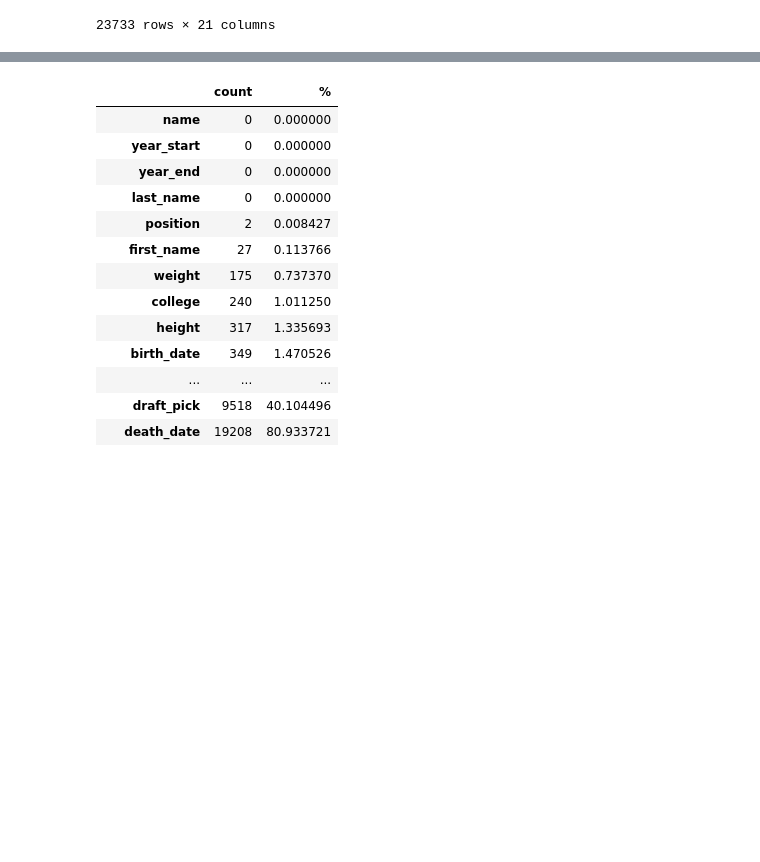
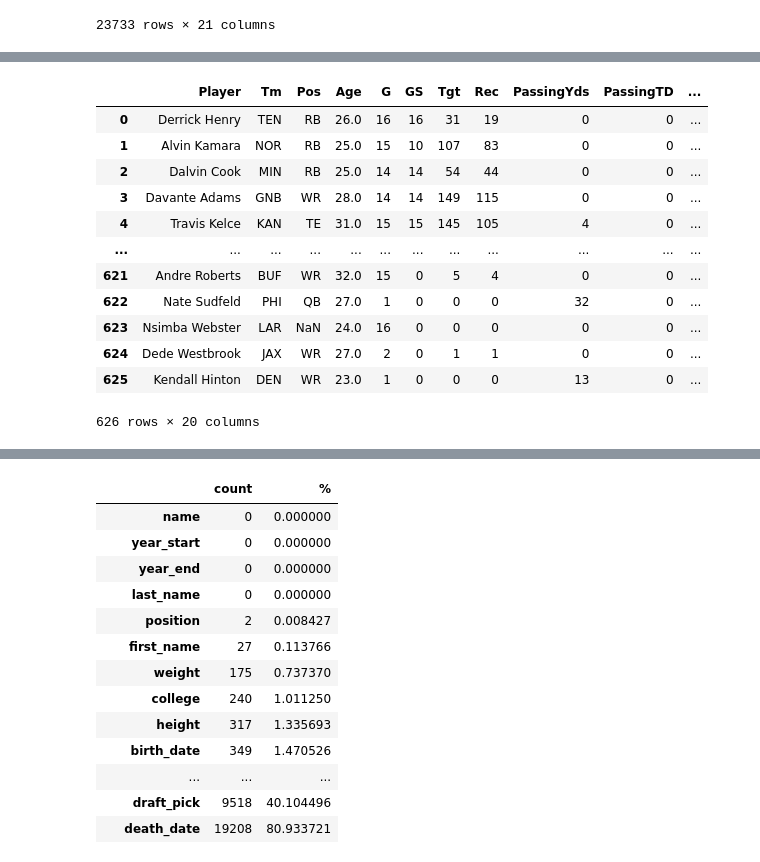
Before and after one commit to Ranealdinho/Springboard, a Jupyter notebook: Capstone2_NFL/RaneNajera_Capstone2_DataWrangling.ipynb, the cells around one changed output, grey strips where cells are left out. Saved outputs shown, nothing was run; the diff lists cells and outputs as text; code cells hidden in the pictures; blank space fills up the shorter version.

```diff
--- a/Capstone2_NFL/RaneNajera_Capstone2_DataWrangling.ipynb
+++ b/Capstone2_NFL/RaneNajera_Capstone2_DataWrangling.ipynb
@@ -36,0 +52,25 @@ player_data
+# %%
+#NFL player statistics 2016- 2020
+
+player_stats_2015 = pd.read_csv('2015.csv')
+player_stats_2016 = pd.read_csv('2016.csv')
+player_stats_2017 = pd.read_csv('2017.csv')
+player_stats_2018 = pd.read_csv('2018.csv')
+player_stats_2019 = pd.read_csv('2019.csv')
+player_stats_2020 = pd.read_csv('2020.csv')
+
+player_stats_2020
+# %% [output]
+|  | Player | Tm | Pos | Age | G | GS | Tgt | Rec | PassingYds | PassingTD | ... |
+| 0 | Derrick Henry | TEN | RB | 26.0 | 16 | 16 | 31 | 19 | 0 | 0 | ... |
+| 1 | Alvin Kamara | NOR | RB | 25.0 | 15 | 10 | 107 | 83 | 0 | 0 | ... |
+| 2 | Dalvin Cook | MIN | RB | 25.0 | 14 | 14 | 54 | 44 | 0 | 0 | ... |
+| 3 | Davante Adams | GNB | WR | 28.0 | 14 | 14 | 149 | 115 | 0 | 0 | ... |
+| 4 | Travis Kelce | KAN | TE | 31.0 | 15 | 15 | 145 | 105 | 4 | 0 | ... |
+| ... | ... | ... | ... | ... | ... | ... | ... | ... | ... | ... | ... |
+| 621 | Andre Roberts | BUF | WR | 32.0 | 15 | 0 | 5 | 4 | 0 | 0 | ... |
+| 622 | Nate Sudfeld | PHI | QB | 27.0 | 1 | 0 | 0 | 0 | 32 | 0 | ... |
+| 623 | Nsimba Webster | LAR | NaN | 24.0 | 16 | 0 | 0 | 0 | 0 | 0 | ... |
+| 624 | Dede Westbrook | JAX | WR | 27.0 | 2 | 0 | 1 | 1 | 0 | 0 | ... |
+| 625 | Kendall Hinton | DEN | WR | 23.0 | 1 | 0 | 0 | 0 | 13 | 0 | ... |
+626 rows × 20 columns
```
Also changed, not shown: parts of 7 cells of this notebook, 5 other files.
